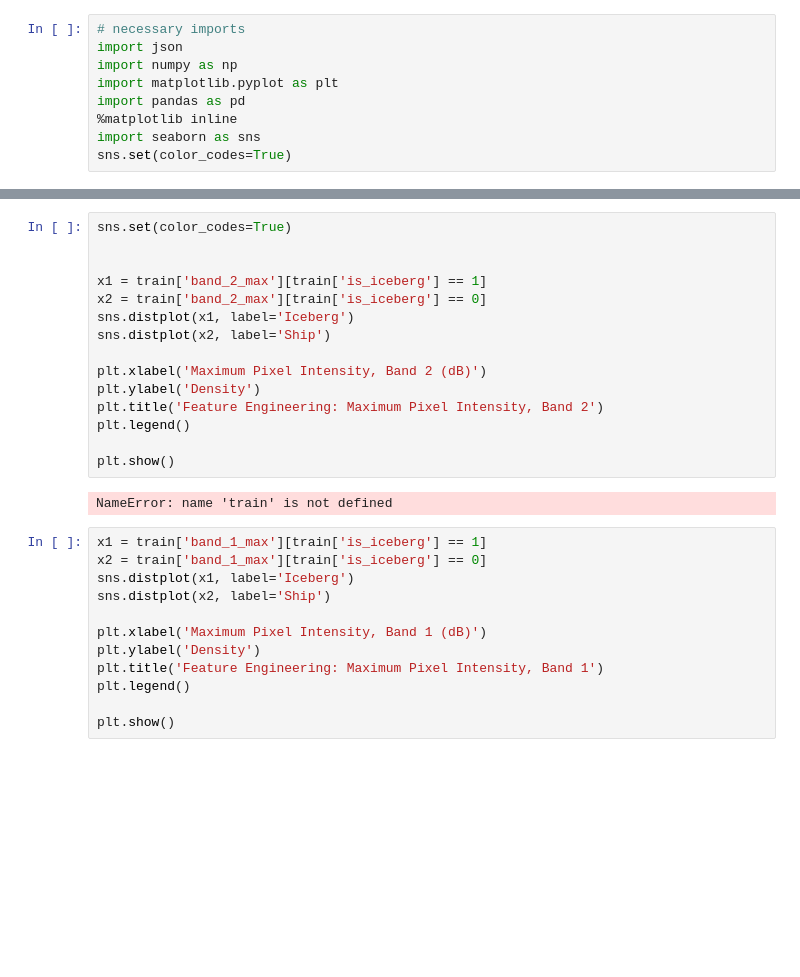
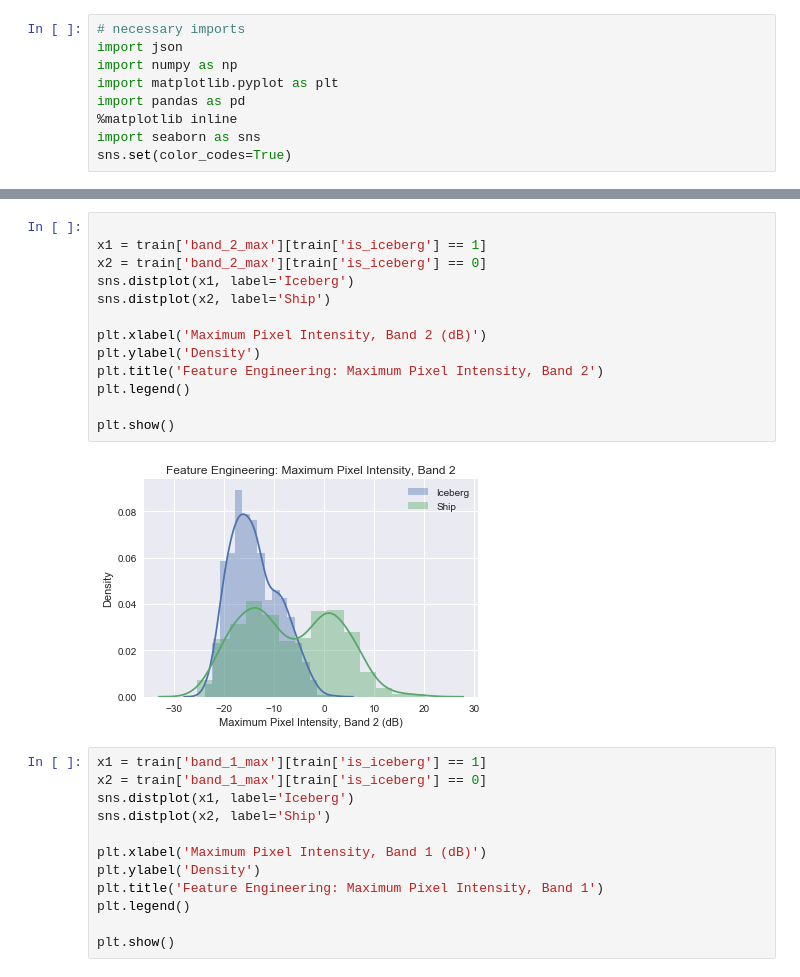
Before and after one commit to singh-shakti94/Deep-Learning-Project, a Jupyter notebook: data_exploration2.ipynb, the cells around one changed output, grey strips where cells are left out. Saved outputs shown, nothing was run; the diff lists cells and outputs as text; blank space fills up the shorter version.

```diff
--- a/data_exploration2.ipynb
+++ b/data_exploration2.ipynb
@@ -52,20 +50,18 @@ ValueError: Unexpected character found when decoding 'true'
 # %%
-sns.set(color_codes=True)
-
 
 x1 = train['band_2_max'][train['is_iceberg'] == 1]
 x2 = train['band_2_max'][train['is_iceberg'] == 0]
 sns.distplot(x1, label='Iceberg')
 sns.distplot(x2, label='Ship')
 
 plt.xlabel('Maximum Pixel Intensity, Band 2 (dB)')
 plt.ylabel('Density')
 plt.title('Feature Engineering: Maximum Pixel Intensity, Band 2')
 plt.legend()
 
 plt.show()
 # %% [output]
-NameError: name 'train' is not defined
+[figure, added]
 # %%
 x1 = train['band_1_max'][train['is_iceberg'] == 1]
 x2 = train['band_1_max'][train['is_iceberg'] == 0]
```
Also changed, not shown: parts of 1 cell of this notebook.
